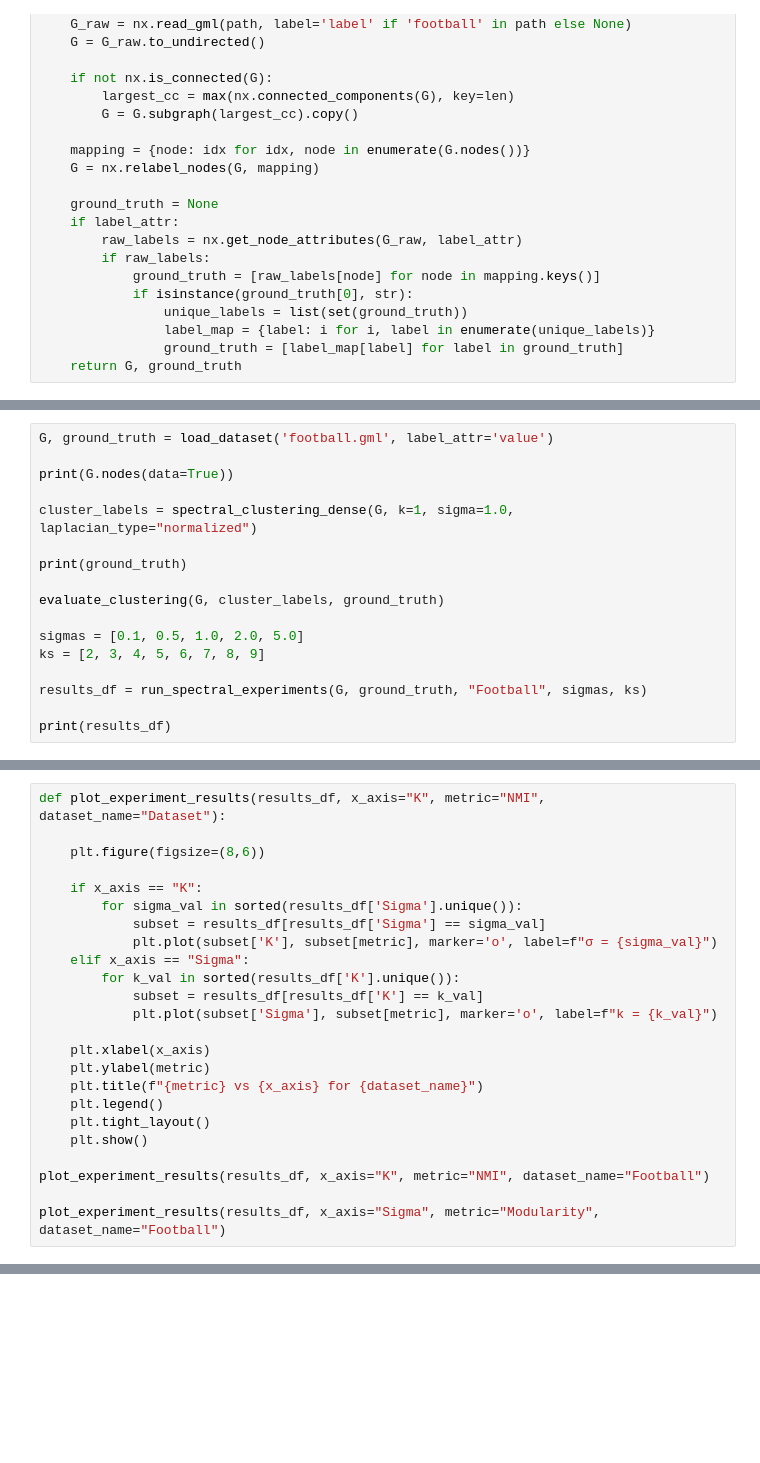
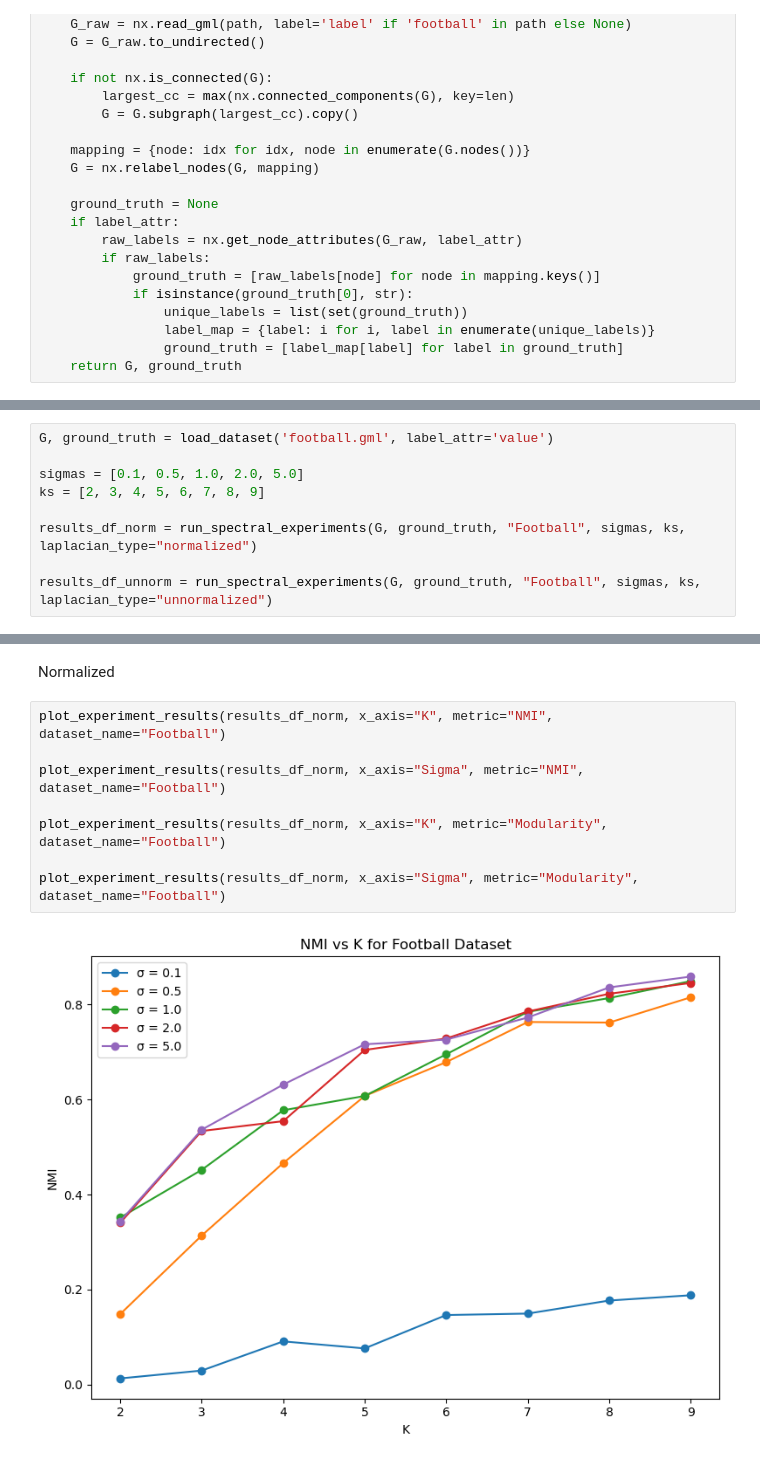
Before and after one commit to tiagosantos63390/pad_proj1, a Jupyter notebook: project1.ipynb, the cells around one changed output, grey strips where cells are left out. Saved outputs shown, nothing was run; the diff lists cells and outputs as text; blank space fills up the shorter version.

Commit message:
football and plobooks dataset plots done

```diff
--- a/project1.ipynb
+++ b/project1.ipynb
@@ -912,17 +935,9 @@ def run_spectral_experiments(graph, ground_truth, dataset_name, sigmas, ks):
 # %%
 G, ground_truth = load_dataset('football.gml', label_attr='value')
-
-print(G.nodes(data=True))
-
-cluster_labels = spectral_clustering_dense(G, k=1, sigma=1.0, laplacian_type="normalized")
-
-print(ground_truth)
-
-evaluate_clustering(G, cluster_labels, ground_truth)
 
 sigmas = [0.1, 0.5, 1.0, 2.0, 5.0]
 ks = [2, 3, 4, 5, 6, 7, 8, 9]
 
-results_df = run_spectral_experiments(G, ground_truth, "Football", sigmas, ks)
+results_df_norm = run_spectral_experiments(G, ground_truth, "Football", sigmas, ks, laplacian_type="normalized")
 
-print(results_df)
+results_df_unnorm = run_spectral_experiments(G, ground_truth, "Football", sigmas, ks, laplacian_type="unnormalized")
@@ -947,24 +943,0 @@ print(results_df)
-# %%
-def plot_experiment_results(results_df, x_axis="K", metric="NMI", dataset_name="Dataset"):
-
-    plt.figure(figsize=(8,6))
-
-    if x_axis == "K":
-        for sigma_val in sorted(results_df['Sigma'].unique()):
-            subset = results_df[results_df['Sigma'] == sigma_val]
-            plt.plot(subset['K'], subset[metric], marker='o', label=f"σ = {sigma_val}")
-    elif x_axis == "Sigma":
-        for k_val in sorted(results_df['K'].unique()):
-            subset = results_df[results_df['K'] == k_val]
-            plt.plot(subset['Sigma'], subset[metric], marker='o', label=f"k = {k_val}")
-
-    plt.xlabel(x_axis)
-    plt.ylabel(metric)
-    plt.title(f"{metric} vs {x_axis} for {dataset_name}")
-    plt.legend()
-    plt.tight_layout()
-    plt.show()
-
-plot_experiment_results(results_df, x_axis="K", metric="NMI", dataset_name="Football")
-
-plot_experiment_results(results_df, x_axis="Sigma", metric="Modularity", dataset_name="Football")
@@ -973,0 +944,12 @@ plot_experiment_results(results_df, x_axis="Sigma", metric="Modularity", dataset
+# %% [markdown]
+Normalized
+# %%
+plot_experiment_results(results_df_norm, x_axis="K", metric="NMI", dataset_name="Football")
+
+plot_experiment_results(results_df_norm, x_axis="Sigma", metric="NMI", dataset_name="Football")
+
+plot_experiment_results(results_df_norm, x_axis="K", metric="Modularity", dataset_name="Football")
+
+plot_experiment_results(results_df_norm, x_axis="Sigma", metric="Modularity", dataset_name="Football")
+# %% [output]
+[figure, added]
```
Also changed, not shown: parts of 14 cells of this notebook.
